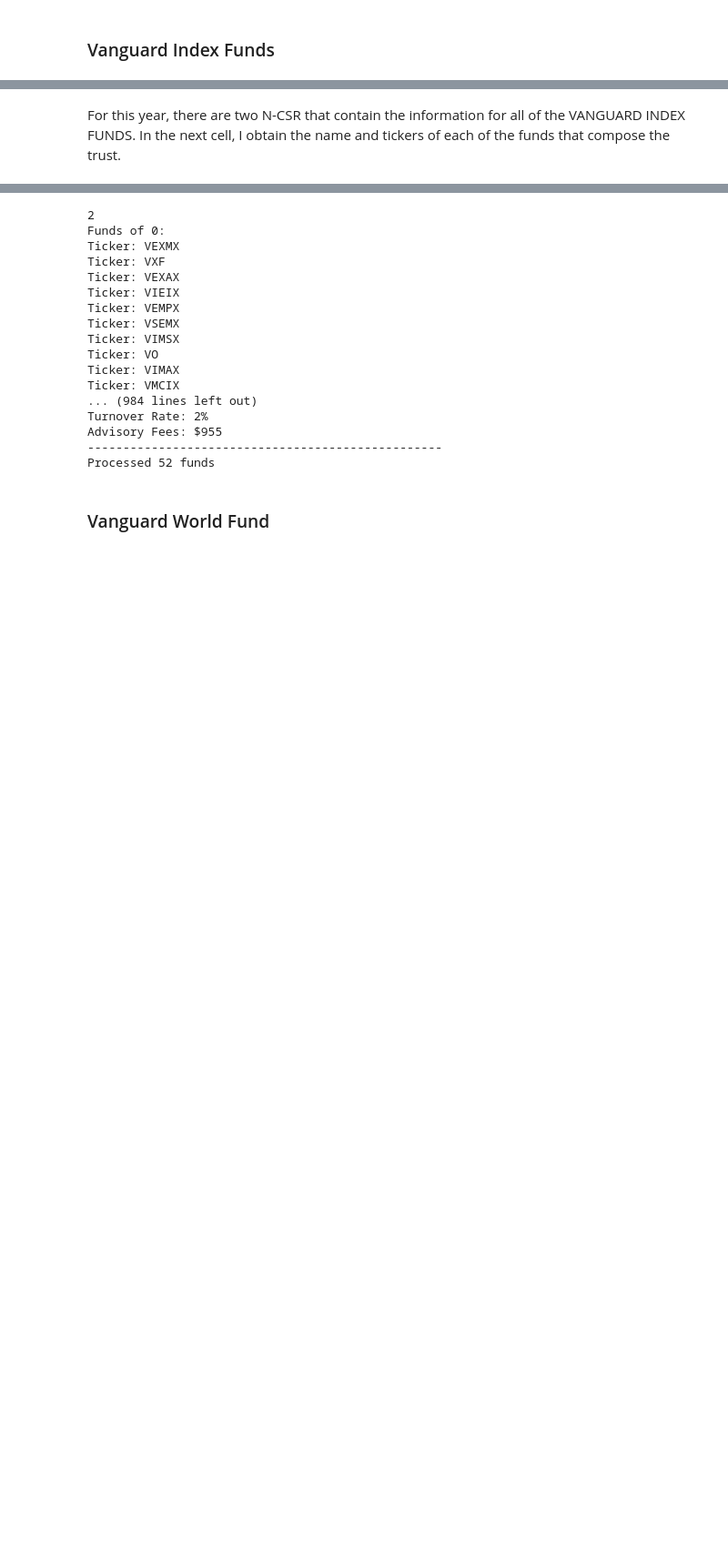
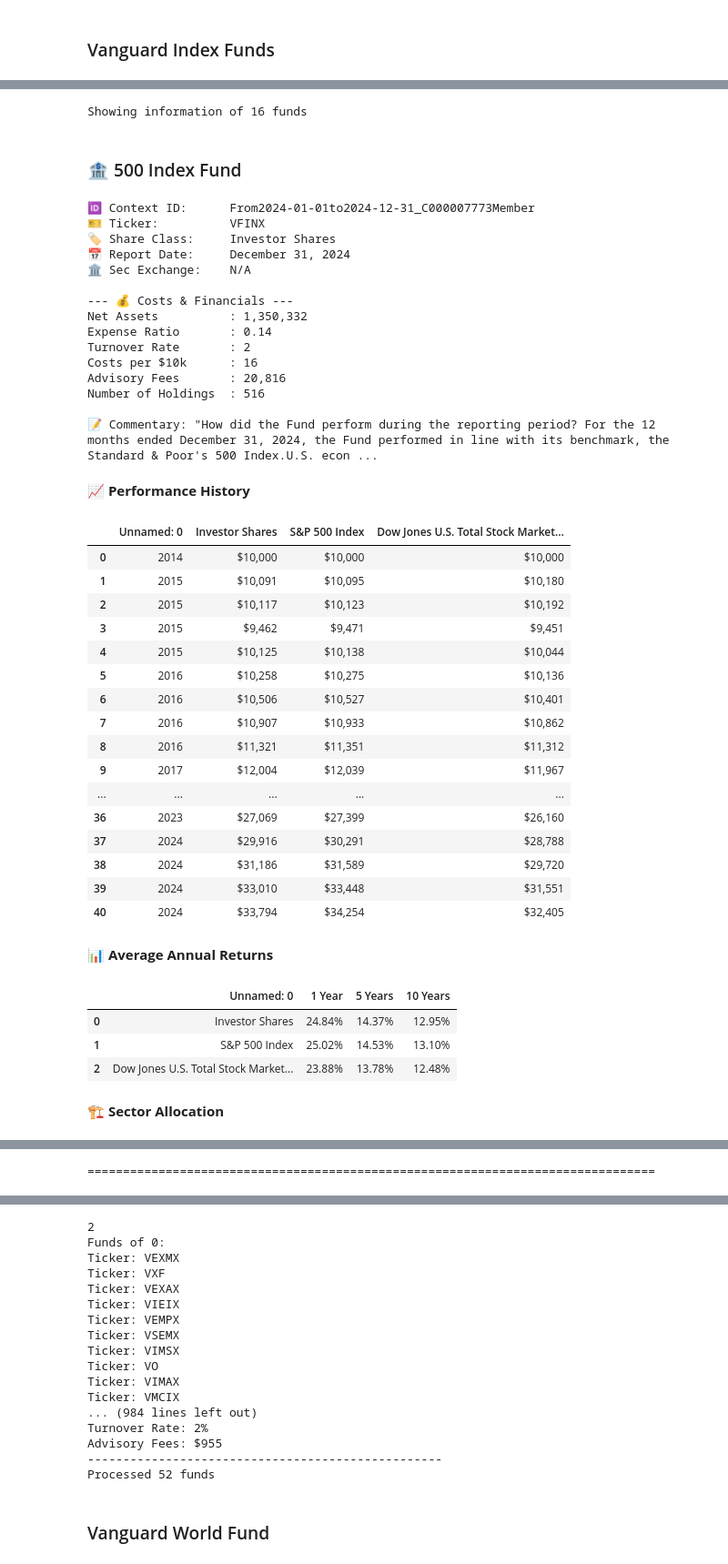
Before and after one commit to alvarezcondeluis/RAG, a Jupyter notebook: notebooks/edgar.ipynb, the cells around one changed output, grey strips where cells are left out. Shown at 91% size. Cells and saved outputs as stored; diff of their text form; code cells hidden in the pictures; blank space fills up the shorter version.

Commit message:
Classes to parse filings NCSR

```diff
--- a/notebooks/edgar.ipynb
+++ b/notebooks/edgar.ipynb
@@ -217,2 +128,0 @@ How did the Fund perform over the past 10 years
-# %% [markdown]
-For this year, there are two N-CSR that contain the information for all of the VANGUARD INDEX FUNDS. In the next cell, I obtain the name and tickers of each of the funds that compose the trust.
@@ -293,0 +129,44 @@ def extract_table_of_contents(content: str) -> List[Dict[str, str]]:
+# %%
+parser.print_fund_info(funds_list)
+# %% [output]
+Showing information of 16 funds
+### 🏦 500 Index Fund
+🆔 Context ID:      From2024-01-01to2024-12-31_C000007773Member
+🎫 Ticker:          VFINX
+🏷️ Share Class:     Investor Shares
+📅 Report Date:     December 31, 2024
+🏛️ Sec Exchange:    N/A
+
+--- 💰 Costs & Financials ---
+Net Assets          : 1,350,332
+Expense Ratio       : 0.14
+Turnover Rate       : 2
+Costs per $10k      : 16
+Advisory Fees       : 20,816
+Number of Holdings  : 516
+
+📝 Commentary: "How did the Fund perform during the reporting period? For the 12 months ended December 31, 2024, the Fund performed in line with its benchmark, the Standard & Poor's 500 Index.U.S. econ ...
+**📈 Performance History**
+|  | Unnamed: 0 | Investor Shares | S&P 500 Index | Dow Jones U.S. Total Stock Market... |
+| 0 | 2014 | $10,000 | $10,000 | $10,000 |
+| 1 | 2015 | $10,091 | $10,095 | $10,180 |
+| 2 | 2015 | $10,117 | $10,123 | $10,192 |
+| 3 | 2015 | $9,462 | $9,471 | $9,451 |
+| 4 | 2015 | $10,125 | $10,138 | $10,044 |
+| 5 | 2016 | $10,258 | $10,275 | $10,136 |
+| 6 | 2016 | $10,506 | $10,527 | $10,401 |
+| 7 | 2016 | $10,907 | $10,933 | $10,862 |
+| 8 | 2016 | $11,321 | $11,351 | $11,312 |
+| 9 | 2017 | $12,004 | $12,039 | $11,967 |
+| ... | ... | ... | ... | ... |
+| 36 | 2023 | $27,069 | $27,399 | $26,160 |
+| 37 | 2024 | $29,916 | $30,291 | $28,788 |
+| 38 | 2024 | $31,186 | $31,589 | $29,720 |
+| 39 | 2024 | $33,010 | $33,448 | $31,551 |
+| 40 | 2024 | $33,794 | $34,254 | $32,405 |
+**📊 Average Annual Returns**
+|  | Unnamed: 0 | 1 Year | 5 Years | 10 Years |
+| 0 | Investor Shares | 24.84% | 14.37% | 12.95% |
+| 1 | S&P 500 Index | 25.02% | 14.53% | 13.10% |
+| 2 | Dow Jones U.S. Total Stock Market... | 23.88% | 13.78% | 12.48% |
+**🏗️ Sector Allocation**
@@ -293,0 +186 @@ def extract_table_of_contents(content: str) -> List[Dict[str, str]]:
+================================================================================
```
Also changed, not shown: parts of 9 cells of this notebook, 38 other files.
